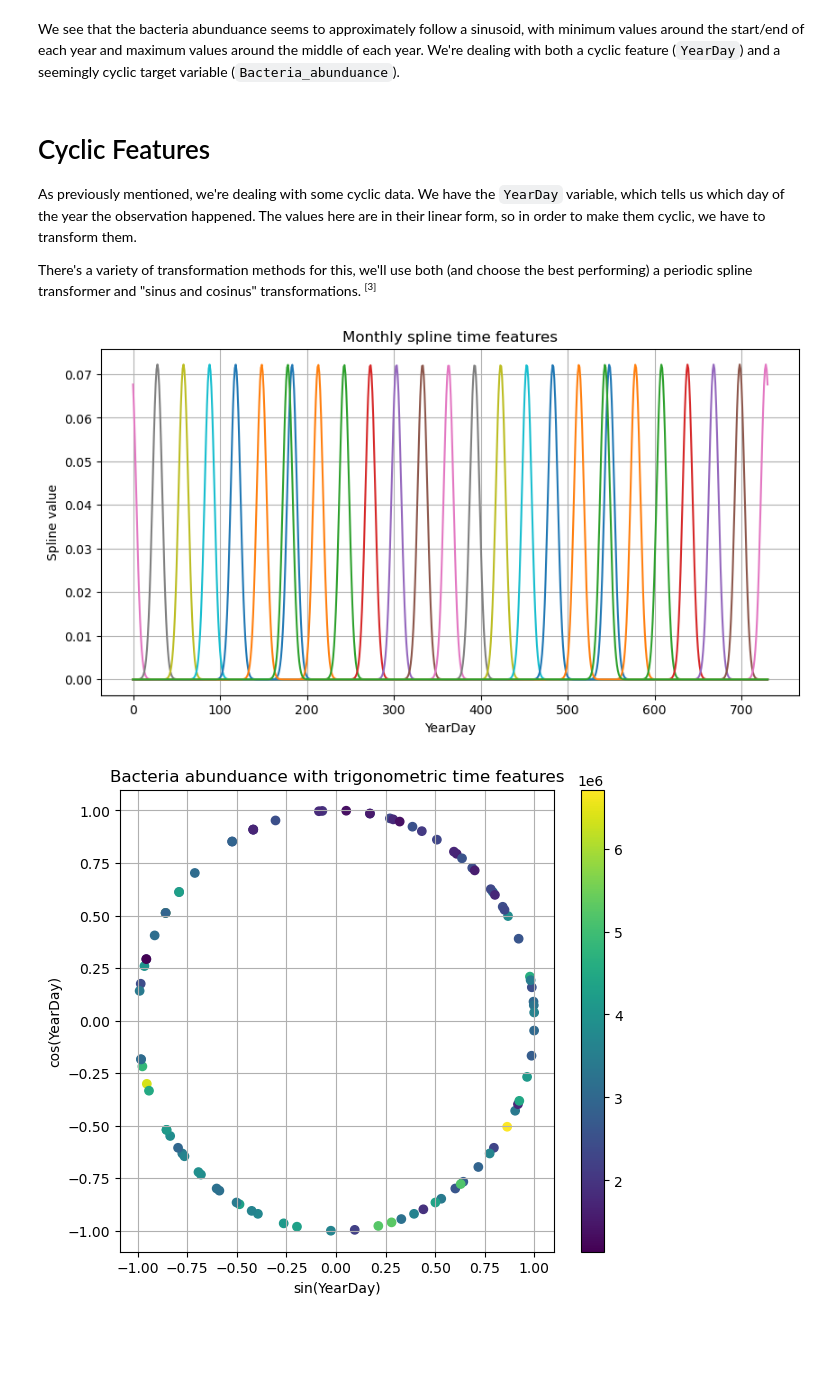
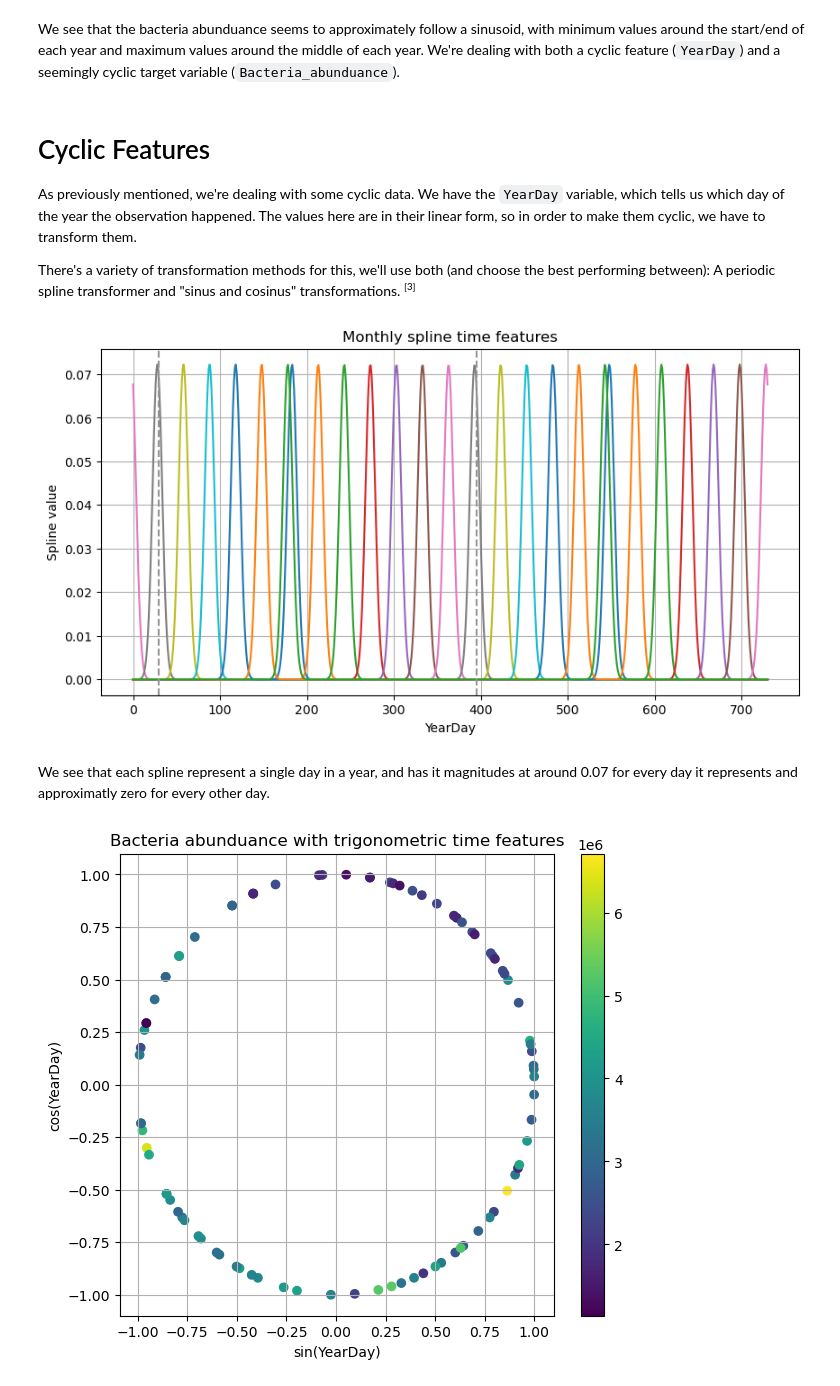
Before and after one commit to jonassterud/OCES5303_A2, a Jupyter notebook: ass2_oces5303_21335836.ipynb, the cells around one changed output. Drawn from its saved outputs; the diff is of its cells as text; code cells hidden in the pictures; blank space fills up the shorter version.

```diff
--- a/ass2_oces5303_21335836.ipynb
+++ b/ass2_oces5303_21335836.ipynb
@@ -233,7 +219,7 @@ We have the <code>YearDay</code> variable, which tells us which day of the year
 </p>
 
 <p>
-There's a variety of transformation methods for this, we'll use both (and choose the best performing) a periodic spline transformer and "sinus and cosinus" transformations. <sup><small>[3]</small></sup>
+There's a variety of transformation methods for this, we'll use both (and choose the best performing between): A periodic spline transformer and "sinus and cosinus" transformations. <sup><small>[3]</small></sup>
 </p>
 # %%
 ## Create spline transformer
@@ -254,24 +240,30 @@ t_cyclic_spline = ColumnTransformer(
 # %%
 ## Visualize cyclic ability
 
 df_time = pd.DataFrame(
     np.linspace(0, 365 * 2, 365 * 2).reshape(-1, 1),
     columns=["YearDay"],
 )
 
 df_cyclic_features = t_cyclic_spline.set_output(transform="pandas").fit_transform(df_time)
 df_cyclic_features["YearDay"] = df_time["YearDay"]
 
 plt.figure(figsize=(10, 5))
 for i in range(0, 365, 30):
     plt.plot(df_cyclic_features["YearDay"], df_cyclic_features[f"YearDay_sp_{i}"])
+plt.axvline(x=365*0 + 30, color=GREY, ls='--', label="")
+plt.axvline(x=365*1 + 30, color=GREY, ls='--', label="")
 plt.xlabel("YearDay")
 plt.ylabel("Spline value")
 plt.title(f"Monthly spline time features")
 plt.grid()
 plt.show()
 # %% [output]
-[figure, old version]
+[figure, new version]
+# %% [markdown]
+<p>
+We see that each spline represent a single day in a year, and has it magnitudes at around 0.07 for every day it represents and approximatly zero for every other day.
+</p>
 # %%
 ## Create trigonmetric transformer
 
```
Also changed, not shown: parts of 23 cells of this notebook, 1 other file.
